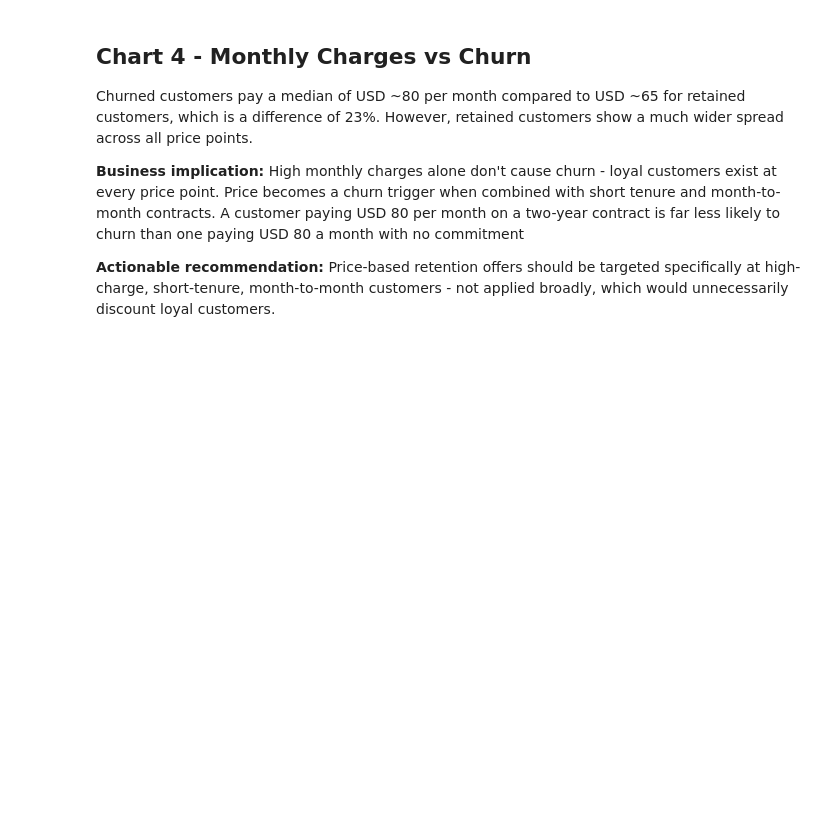
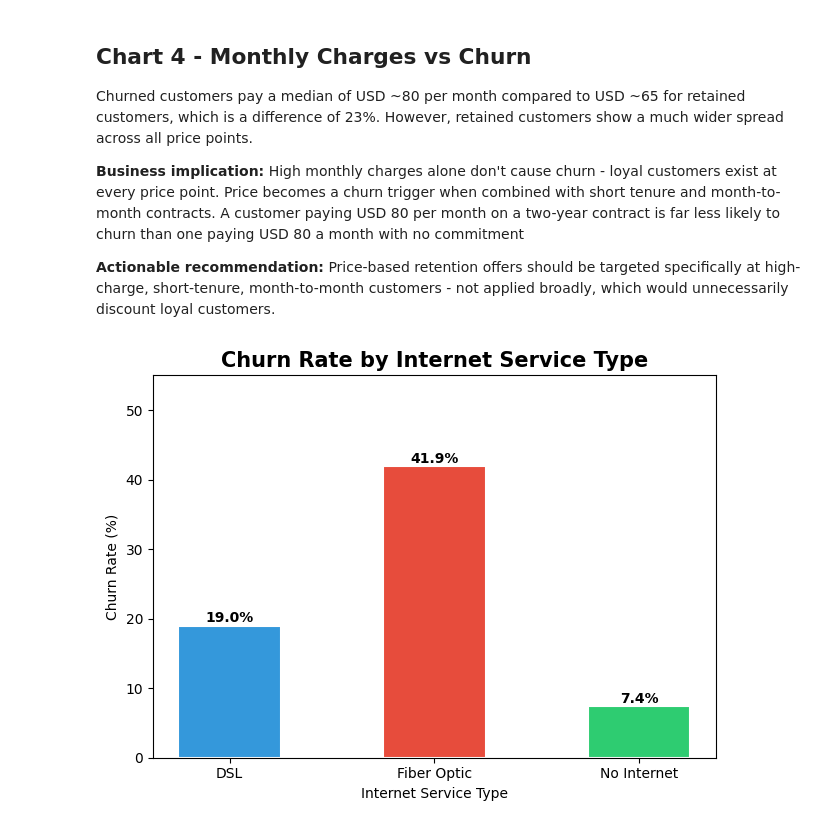
Before and after one commit to akella-prathyusha22/Telco-churn-prediction, a Jupyter notebook: Telco_churn_analysis.ipynb, the cells around one changed output. Saved outputs shown, nothing was run; the diff lists cells and outputs as text; code cells hidden in the pictures; blank space fills up the shorter version.

Commit message:
Kaggle Notebook | Telco_churn_analysis | Version 3

```diff
--- a/Telco_churn_analysis.ipynb
+++ b/Telco_churn_analysis.ipynb
@@ -533,3 +533,30 @@ Churned customers pay a median of USD ~80 per month compared to USD ~65 for reta
 
 
 **Actionable recommendation:** Price-based retention offers should be targeted specifically at high-charge, short-tenure, month-to-month customers - not applied broadly, which would unnecessarily discount loyal customers.
+# %%
+fig, ax = plt.subplots()
+
+new_df['internet_type'] = np.where(new_df['internet_service_dsl'] == 1, 'DSL',
+                      np.where(new_df['internet_service_fiber'] == 1, 'Fiber Optic',
+                               'No Internet'))
+
+internet_churn = new_df.groupby('internet_type')['Churn'].mean() * 100
+internet_churn = internet_churn.reindex(['DSL', 'Fiber Optic', 'No Internet'])
+
+bars = ax.bar(internet_churn.index, internet_churn.values,
+              color=['#3498db', '#e74c3c', '#2ecc71'],
+              edgecolor='white', linewidth=1.5, width=0.5)
+
+# Add value labels on top of bars
+for bar, val in zip(bars, internet_churn.values):
+    ax.text(bar.get_x() + bar.get_width()/2, bar.get_height() + 0.5,
+            f'{val:.1f}%', ha='center', fontweight='bold')
+
+ax.set_title('Churn Rate by Internet Service Type', fontsize=15, fontweight='bold')
+ax.set_xlabel('Internet Service Type')
+ax.set_ylabel('Churn Rate (%)')
+ax.set_ylim(0, 55)
+plt.tight_layout()
+plt.show()
+# %% [output]
+[figure, added]
```
Also changed, not shown: parts of 6 cells of this notebook.
